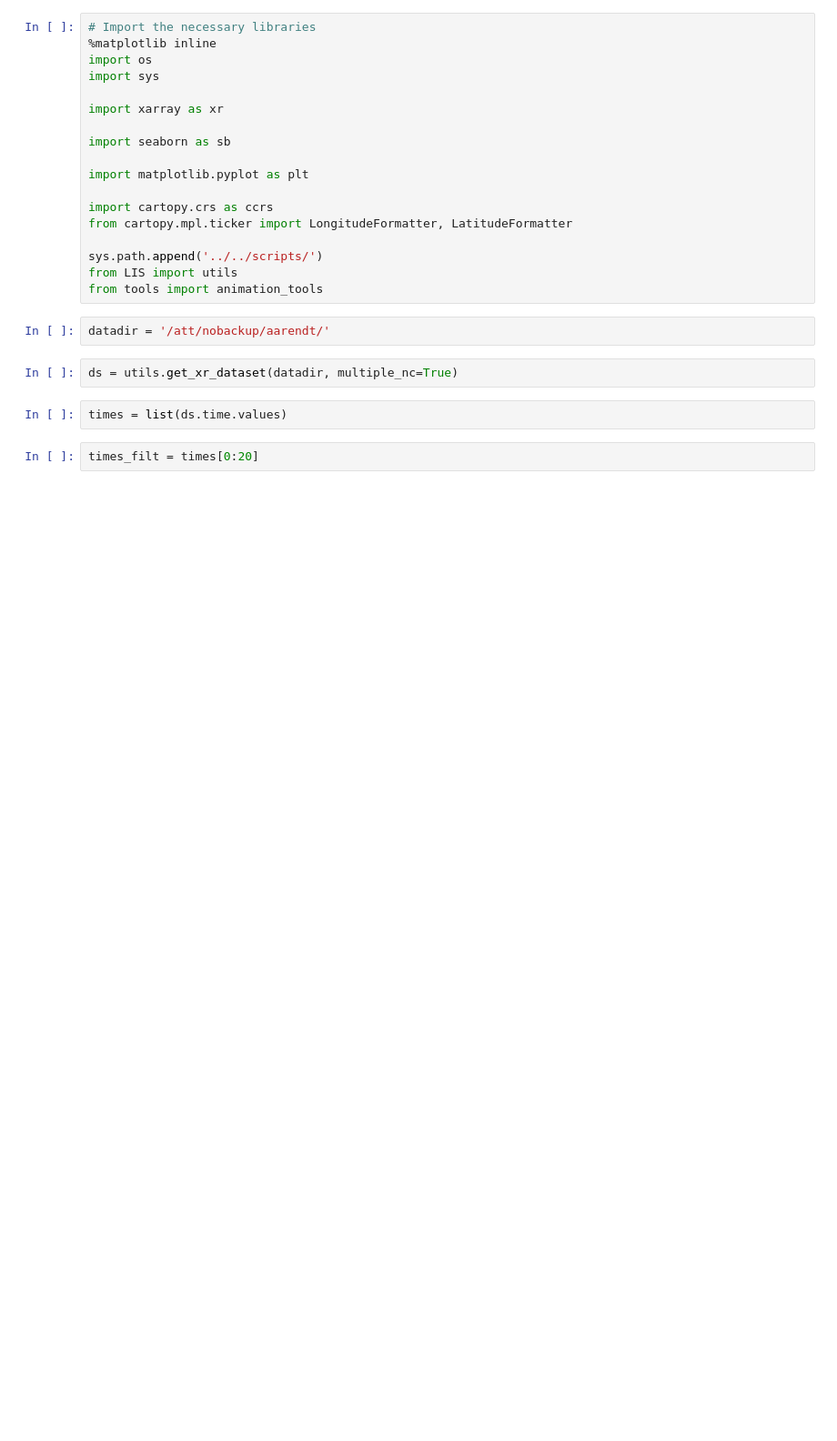
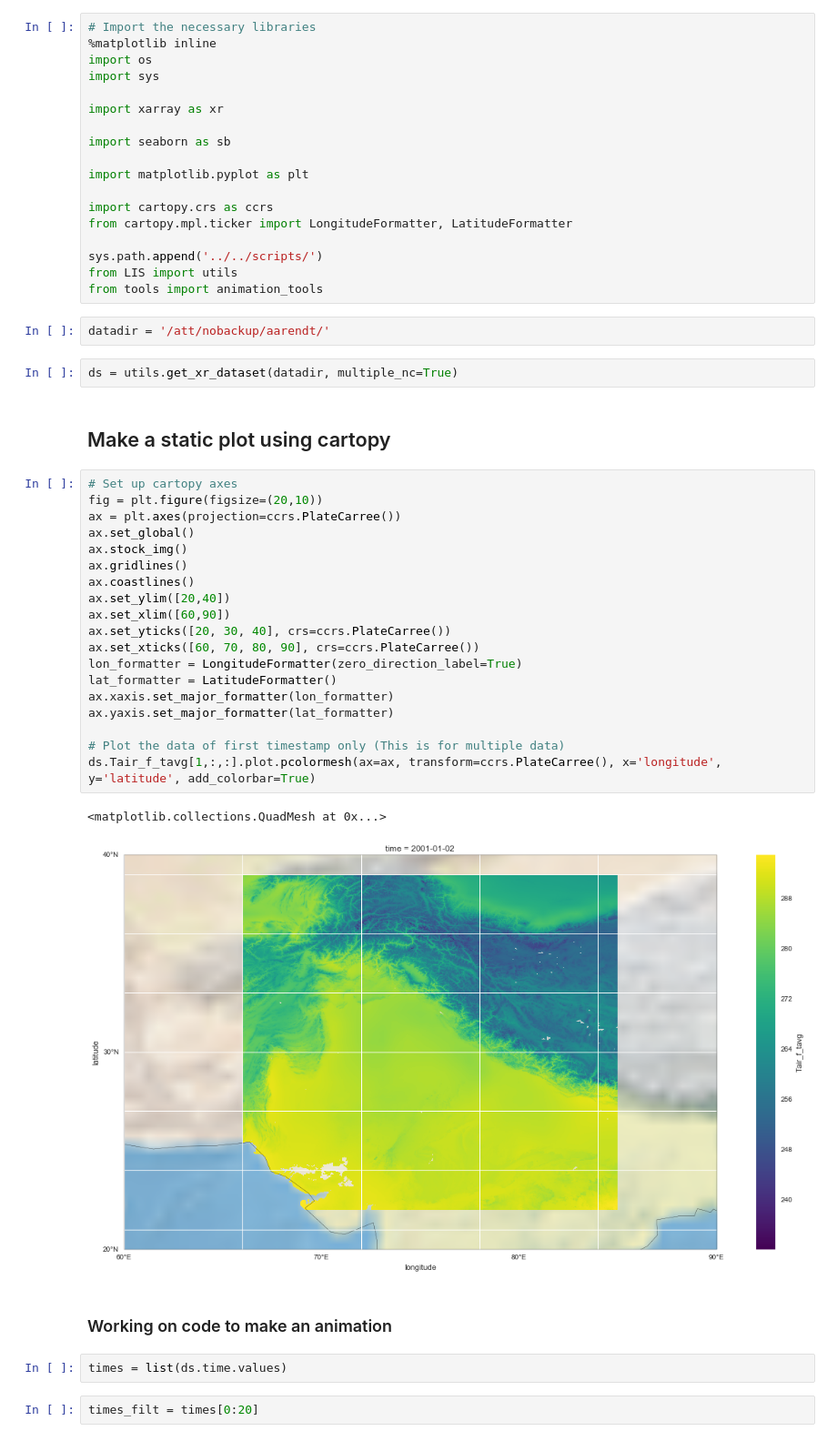
Before and after one commit to NASA-Planetary-Science/HiMAT, a Jupyter notebook: JupyterNotebooks/LIS/LIS_visualization.ipynb, the cells around one changed output. Shown at 91% size. Drawn from its saved outputs; the diff is of its cells as text; blank space fills up the shorter version.

Commit message:
put back a static plot to show how to use cartopy; added some documentation

```diff
--- a/JupyterNotebooks/LIS/LIS_visualization.ipynb
+++ b/JupyterNotebooks/LIS/LIS_visualization.ipynb
@@ -31,6 +32,32 @@ from tools import animation_tools
 datadir = '/att/nobackup/aarendt/'
 # %%
 ds = utils.get_xr_dataset(datadir, multiple_nc=True)
+# %% [markdown]
+## Make a static plot using cartopy
+# %%
+# Set up cartopy axes
+fig = plt.figure(figsize=(20,10))
+ax = plt.axes(projection=ccrs.PlateCarree())
+ax.set_global()
+ax.stock_img()
+ax.gridlines()
+ax.coastlines()
+ax.set_ylim([20,40])
+ax.set_xlim([60,90])
+ax.set_yticks([20, 30, 40], crs=ccrs.PlateCarree())
+ax.set_xticks([60, 70, 80, 90], crs=ccrs.PlateCarree())
+lon_formatter = LongitudeFormatter(zero_direction_label=True)
+lat_formatter = LatitudeFormatter()
+ax.xaxis.set_major_formatter(lon_formatter)
+ax.yaxis.set_major_formatter(lat_formatter)
+
+# Plot the data of first timestamp only (This is for multiple data)
+ds.Tair_f_tavg[1,:,:].plot.pcolormesh(ax=ax, transform=ccrs.PlateCarree(), x='longitude', y='latitude', add_colorbar=True)
+# %% [output]
+<matplotlib.collections.QuadMesh at 0x...>
+[figure, added]
+# %% [markdown]
+### Working on code to make an animation
 # %%
 times = list(ds.time.values)
 # %%
```
Also changed, not shown: parts of 1 cell of this notebook.
